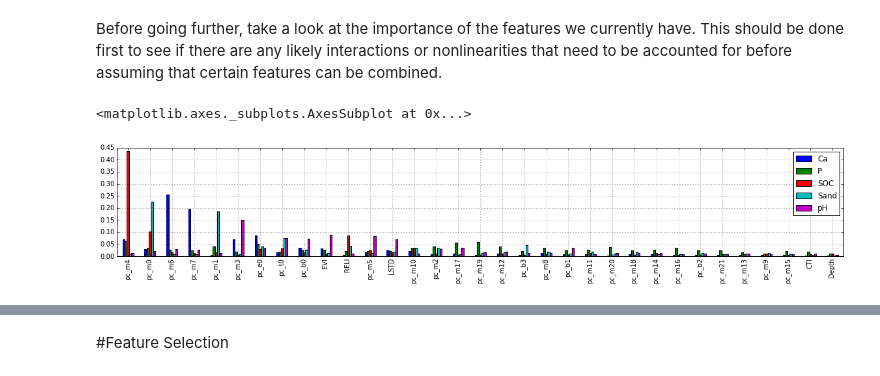
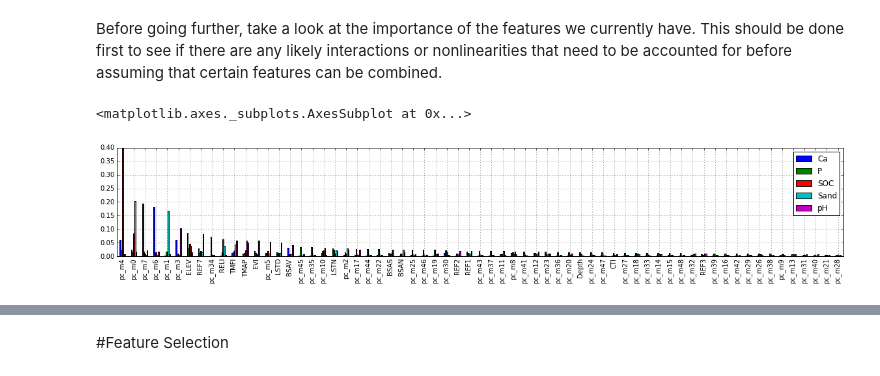
Before and after one commit to eric-czech/portfolio, a Jupyter notebook: demonstrative/python/notebooks/kaggle_soil.ipynb, the cells around one changed output, grey strips where cells are left out. Saved outputs shown, nothing was run; the diff lists cells and outputs as text; code cells hidden in the pictures.

```diff
--- a/demonstrative/python/notebooks/kaggle_soil.ipynb
+++ b/demonstrative/python/notebooks/kaggle_soil.ipynb
@@ -84,24 +84,31 @@ class Dataset:
         self.cols = self.data.columns.tolist()
 
     def N(self):
+        """Return data set size"""
         return len(self.data)
 
     def X_IR(self):
+        """Return data frame with IR absorption features"""
         return self.data[[col for col in self.cols if col.startswith('m')]]
 
     def X_nonPC(self):
+        """Return data fraome for all features that have not yet been reduced via MDS of some kind"""
         return self.data[[col for col in self.X().columns.tolist() if not col.startswith('pc_') and col != 'Depth']]
 
     def X_BSA(self):
+        """Return data frame for all features starting with 'BSA'"""
         return self.data[[col for col in self.cols if col.startswith('BSA')]]
 
     def X_REF(self):
+        """Return data frame for all features starting with 'REF'"""
         return self.data[[col for col in self.cols if col.startswith('REF')]]
 
     def X(self):
+        """Return data frame with data for all independent variables"""
         return self.data[[col for col in self.cols if not col in self._cols_y]]
 
     def Y(self):
+        """Return data frame with data for all dependent variables"""
         return self.data[self._cols_y]
 # %% [markdown]
 Create a new instance of the dataset and print a short summary.
@@ -270,0 +248,16 @@ Given a better understanding of the data now, we're ready to move on to feature
+# %%
+from pandas.tools.plotting import scatter_matrix
+from sklearn.decomposition import PCA
+
+# Reduce all features down to just 3 (which still comprises >80% of the variance)
+data = pd.DataFrame(PCA(n_components=3).fit_transform(dataset.X()))
+data.index = dataset.X().index
+
+# Apply the same dependent variable transforms as above
+Y = dataset.Y().copy()
+Y[['Ca', 'P', 'SOC']] = Y[['Ca', 'P', 'SOC']].apply(lambda x: spec.cbrt(np.abs(np.min(x)) + x))
+data[Y.columns] = Y
+
+# Plot them all together
+ax = scatter_matrix(data, figsize=(10, 10), diagonal='kde')
+print
@@ -307,7 +302,7 @@ def redux_features(dataset, features, prefix, n_components=.99, show_exp_varianc
         pd.Series(vals, index=idx).plot(kind='bar', figsize=(12,4), title='Explained Variance')
 
     # Replace the original features with the transformed features of lower dimensional rank
-    ix = np.arange(dataset.N())
+    ix = dataset.data.index
     data = pd.concat([
         dataset.data.drop(features, axis=1).set_index(ix),
         pd.DataFrame(X, columns=redux_features).set_index(ix)
@@ -341,13 +337,11 @@ Running PCA to collapse given features ['m7497.96', 'm7496.04', 'm7494.11', 'm74
 Before going further, take a look at the importance of the features we currently have.  This should be done first to see if there are any likely interactions or nonlinearities that need to be accounted for before assuming that certain features can be combined.
 # %%
 def get_feature_importances(dataset):
-    """Returns a data frame containing the relative importances
-    of each feature for each dependent variable
-    """
+    """Return a data frame containing the relative importances of each feature for each dependent variable"""
     from sklearn.ensemble import ExtraTreesRegressor
     from sklearn.cross_validation import cross_val_score
     res = {}
-    for response in dataset.Y().columns.tolist():
+    for response in dataset.Y():
         X, y = dataset.X(), dataset.data[response]
         clf = ExtraTreesRegressor(n_estimators=100).fit(X, y)
         res[response] = pd.Series(clf.feature_importances_, index=X.columns.tolist())
@@ -355,8 +349,8 @@ def get_feature_importances(dataset):
 # %%
 feature_importances = get_feature_importances(dataset)
 feature_importances = pd.DataFrame(feature_importances)
-order = feature_importances.mean(axis=1).order(ascending=False)
+order = feature_importances.max(axis=1).order(ascending=False)
 feature_importances.loc[order.index.values].plot(kind='bar', figsize=(20,3))
 # %% [output]
 <matplotlib.axes._subplots.AxesSubplot at 0x...>
-[figure, old version]
+[figure, new version]
```
Also changed, not shown: parts of 49 cells of this notebook.
